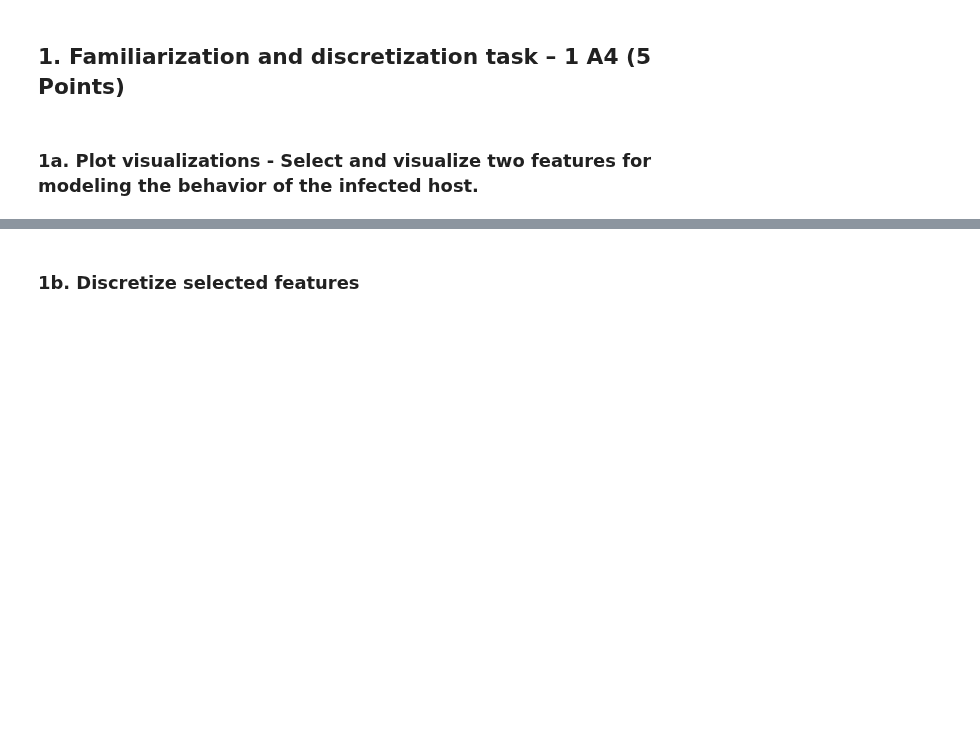
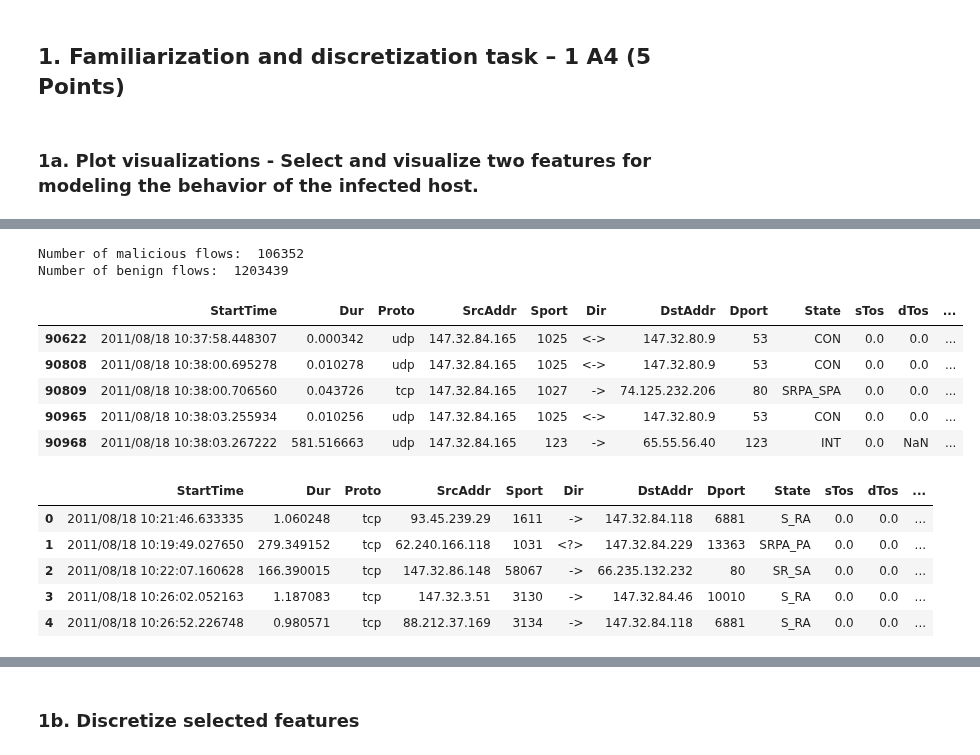
Before and after one commit to kbaran1998/CS4035-cyber-data, a Jupyter notebook: lab3/Lab3.ipynb, the cells around one changed output, grey strips where cells are left out. Saved outputs shown, nothing was run; the diff lists cells and outputs as text; code cells hidden in the pictures; blank space fills up the shorter version.

```diff
--- a/lab3/Lab3.ipynb
+++ b/lab3/Lab3.ipynb
@@ -39,0 +100,16 @@ print("Word count:", word_count)
+# %%
+# Replace the Nan values of the sport and dport features with 0
+df['Sport'] = df['Sport'].fillna("-1")
+df['Dport'] = df['Dport'].fillna("-1")
+
+# Turn the hex values of the sport and dport features into int if it is a hex value
+df['Sport'] = df['Sport'].apply(lambda x: int(x, 16) if type(x) == str and x.startswith('0x') else x)
+df['Dport'] = df['Dport'].apply(lambda x: int(x, 16) if type(x) == str and x.startswith('0x') else x)
+
+
+# Change the type of the dport and sport features to int
+df['Sport'] = df['Sport'].astype(int)
+df['Dport'] = df['Dport'].astype(int)
+
+# Replace one NaN value of the State
+df['State'] = df['State'].fillna("None")
@@ -39,0 +133,28 @@ print("Word count:", word_count)
+# %%
+# Group the df into malicious and benign flows
+# The label of malicious flows contain the string 'Botnet'
+malicious_flows = df[df.Label.str.contains('Botnet')]
+benign_flows = df[~df.Label.str.contains('Botnet')]
+
+# Print the number of malicious and benign flows
+print("Number of malicious flows: ", len(malicious_flows))
+print("Number of benign flows: ", len(benign_flows))
+# %% [output]
+Number of malicious flows:  106352
+Number of benign flows:  1203439
+# %%
+display(malicious_flows.head())
+display(benign_flows.head())
+# %% [output]
+|  | StartTime | Dur | Proto | SrcAddr | Sport | Dir | DstAddr | Dport | State | sTos | dTos | ... |
+| 90622 | 2011/08/18 10:37:58.448307 | 0.000342 | udp | 147.32.84.165 | 1025 | <-> | 147.32.80.9 | 53 | CON | 0.0 | 0.0 | ... |
+| 90808 | 2011/08/18 10:38:00.695278 | 0.010278 | udp | 147.32.84.165 | 1025 | <-> | 147.32.80.9 | 53 | CON | 0.0 | 0.0 | ... |
+| 90809 | 2011/08/18 10:38:00.706560 | 0.043726 | tcp | 147.32.84.165 | 1027 | -> | 74.125.232.206 | 80 | SRPA_SPA | 0.0 | 0.0 | ... |
+| 90965 | 2011/08/18 10:38:03.255934 | 0.010256 | udp | 147.32.84.165 | 1025 | <-> | 147.32.80.9 | 53 | CON | 0.0 | 0.0 | ... |
+| 90968 | 2011/08/18 10:38:03.267222 | 581.516663 | udp | 147.32.84.165 | 123 | -> | 65.55.56.40 | 123 | INT | 0.0 | NaN | ... |
+|  | StartTime | Dur | Proto | SrcAddr | Sport | Dir | DstAddr | Dport | State | sTos | dTos | ... |
+| 0 | 2011/08/18 10:21:46.633335 | 1.060248 | tcp | 93.45.239.29 | 1611 | -> | 147.32.84.118 | 6881 | S_RA | 0.0 | 0.0 | ... |
+| 1 | 2011/08/18 10:19:49.027650 | 279.349152 | tcp | 62.240.166.118 | 1031 | <?> | 147.32.84.229 | 13363 | SRPA_PA | 0.0 | 0.0 | ... |
+| 2 | 2011/08/18 10:22:07.160628 | 166.390015 | tcp | 147.32.86.148 | 58067 | -> | 66.235.132.232 | 80 | SR_SA | 0.0 | 0.0 | ... |
+| 3 | 2011/08/18 10:26:02.052163 | 1.187083 | tcp | 147.32.3.51 | 3130 | -> | 147.32.84.46 | 10010 | S_RA | 0.0 | 0.0 | ... |
+| 4 | 2011/08/18 10:26:52.226748 | 0.980571 | tcp | 88.212.37.169 | 3134 | -> | 147.32.84.118 | 6881 | S_RA | 0.0 | 0.0 | ... |
```
Also changed, not shown: parts of 9 cells of this notebook.
